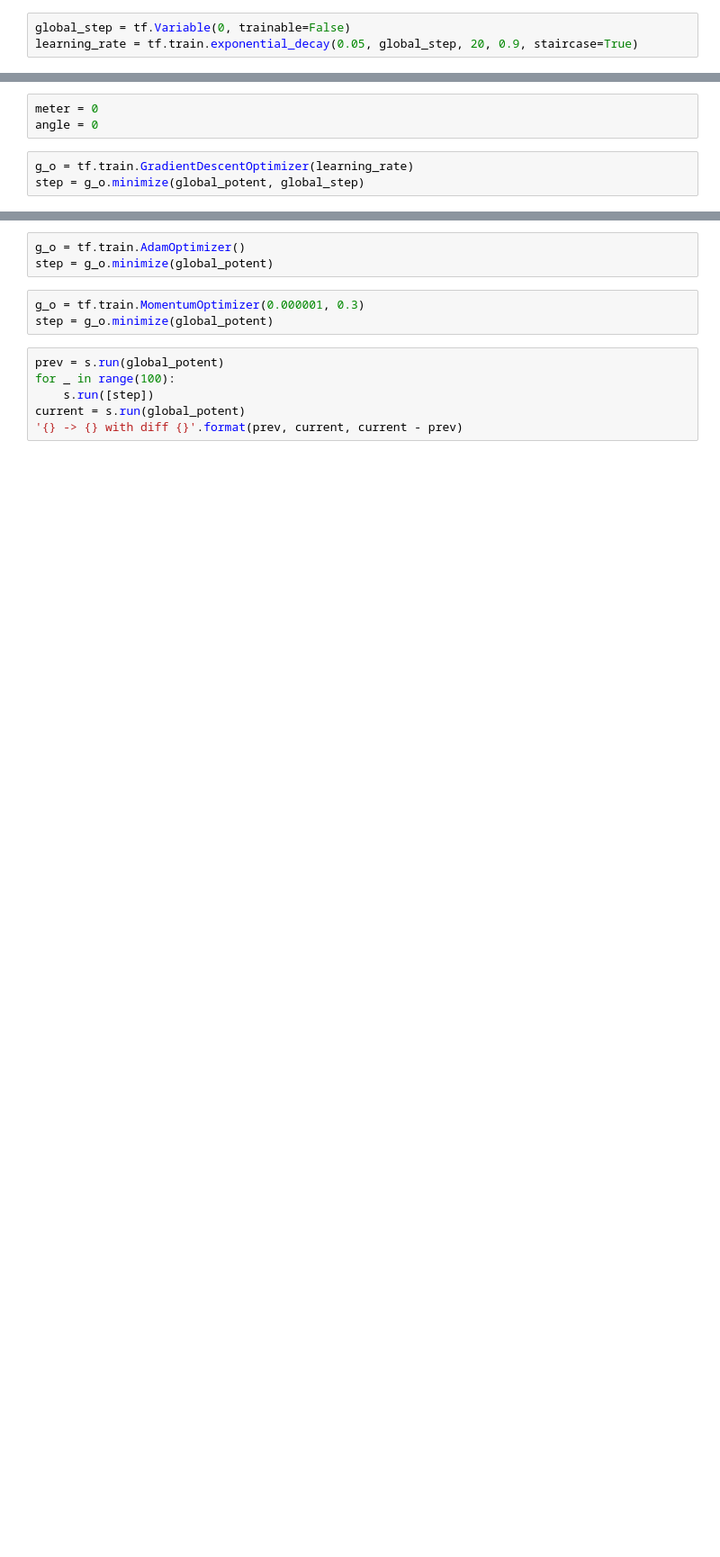
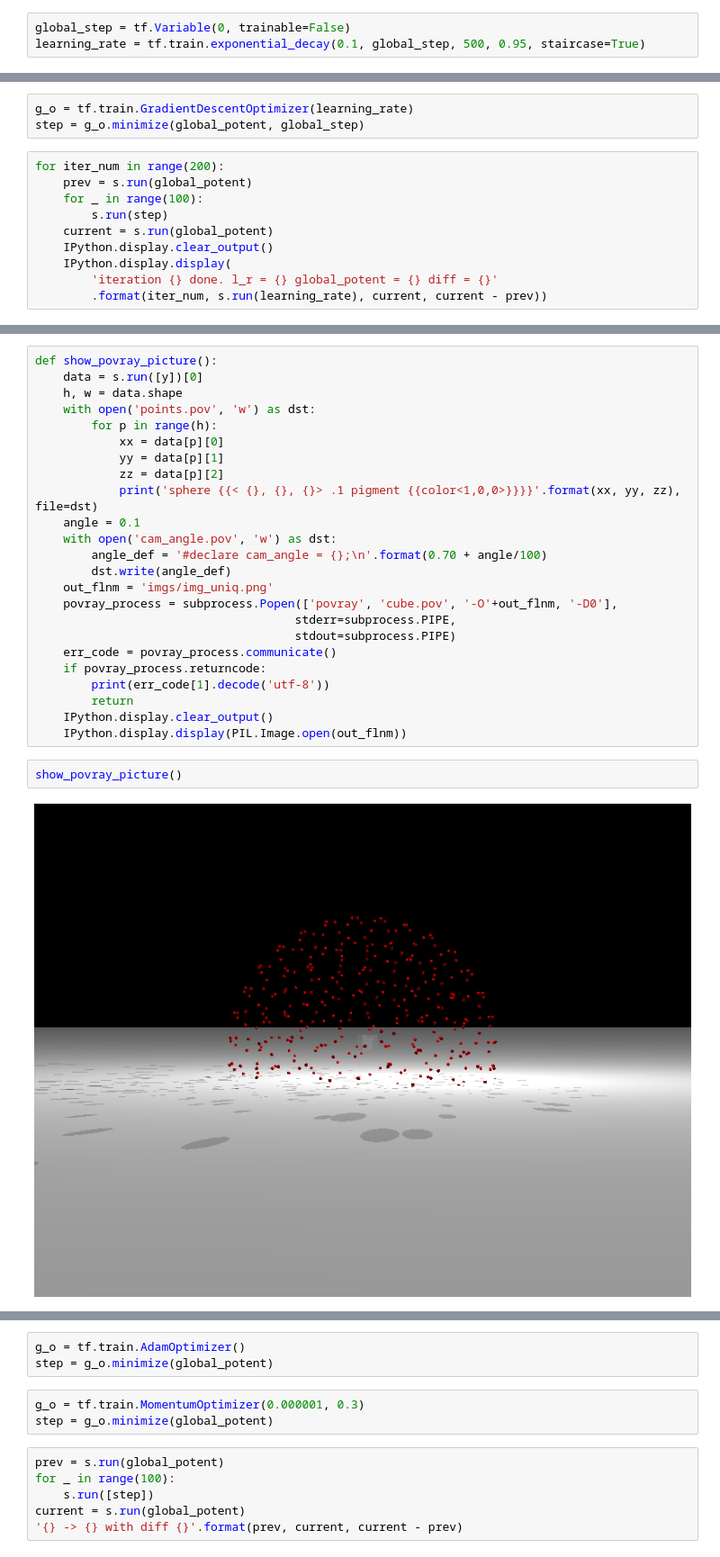
Before and after one commit to tarstars/algo_club, a Jupyter notebook: ml/notebooks/uniform_points_distribution.ipynb, the cells around one changed output, grey strips where cells are left out. Shown at 90% size. Cells and saved outputs as stored; diff of their text form; blank space fills up the shorter version.

```diff
--- a/ml/notebooks/uniform_points_distribution.ipynb
+++ b/ml/notebooks/uniform_points_distribution.ipynb
@@ -27,7 +28,7 @@ potentials = 1 / tf.sqrt(qlenbetween) - tf.eye(n, dtype=tf.float64)
 global_potent = tf.reduce_sum(potentials) + 10 * tf.norm(sqlen - tf.fill((n,), tf.constant(1, dtype=tf.float64)), ord=2)
 # %%
 global_step = tf.Variable(0, trainable=False)
-learning_rate = tf.train.exponential_decay(0.05, global_step, 20, 0.9, staircase=True)
+learning_rate = tf.train.exponential_decay(0.1, global_step, 500, 0.95, staircase=True)
 # %%
 s.run(tf.global_variables_initializer())
 # %%
@@ -41,6 +42,13 @@ s.run(global_potent)
-# %%
-meter = 0
-angle = 0
 # %%
 g_o = tf.train.GradientDescentOptimizer(learning_rate)
 step = g_o.minimize(global_potent, global_step)
+# %%
+for iter_num in range(200):
+    prev = s.run(global_potent)
+    for _ in range(100):
+        s.run(step)
+    current = s.run(global_potent)
+    IPython.display.clear_output()
+    IPython.display.display(
+        'iteration {} done. l_r = {} global_potent = {} diff = {}'
+        .format(iter_num, s.run(learning_rate), current, current - prev))
@@ -47 +57,29 @@ step = g_o.minimize(global_potent, global_step)
+# %%
+def show_povray_picture():
+    data = s.run([y])[0]
+    h, w = data.shape
+    with open('points.pov', 'w') as dst:
+        for p in range(h):
+            xx = data[p][0]
+            yy = data[p][1]
+            zz = data[p][2]
+            print('sphere {{< {}, {}, {}> .1 pigment {{color<1,0,0>}}}}'.format(xx, yy, zz), file=dst)
+    angle = 0.1
+    with open('cam_angle.pov', 'w') as dst:
+        angle_def = '#declare cam_angle = {};\n'.format(0.70 + angle/100)
+        dst.write(angle_def)
+    out_flnm = 'imgs/img_uniq.png'
+    povray_process = subprocess.Popen(['povray', 'cube.pov', '-O'+out_flnm, '-D0'],
+                                     stderr=subprocess.PIPE,
+                                     stdout=subprocess.PIPE)
+    err_code = povray_process.communicate()
+    if povray_process.returncode:
+        print(err_code[1].decode('utf-8'))
+        return
+    IPython.display.clear_output()
+    IPython.display.display(PIL.Image.open(out_flnm))
+# %%
+show_povray_picture()
+# %% [output]
+[figure, added]
 # %%
```
Also changed, not shown: parts of 35 cells of this notebook, 4 other files.
